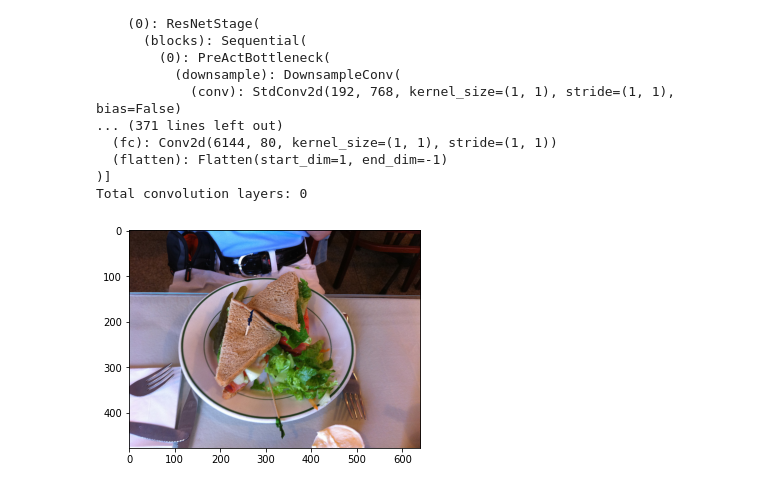
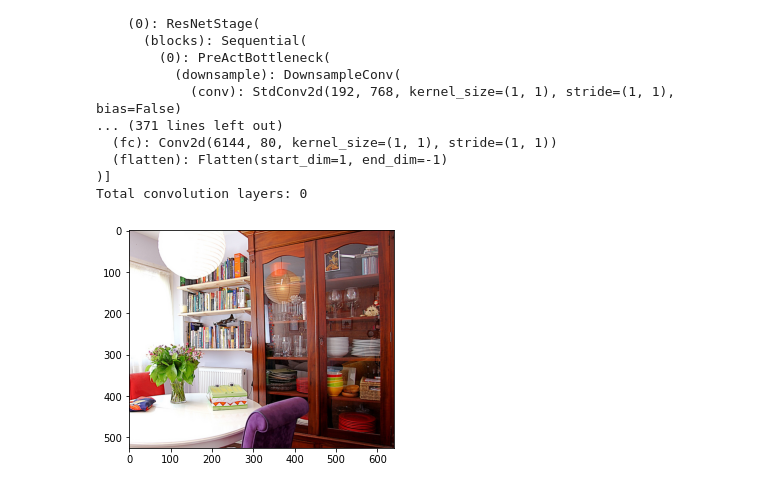
Before and after one commit to SeonghaEom/LT-ML, a Jupyter notebook: notebooks/featuremap.ipynb, the cells around one changed output. Saved outputs shown, nothing was run; the diff lists cells and outputs as text; code cells hidden in the pictures.

```diff
--- a/notebooks/featuremap.ipynb
+++ b/notebooks/featuremap.ipynb
@@ -144,37 +156,23 @@ transform = transforms.Compose([
 # %%
 from pytorch_grad_cam.utils.image import show_cam_on_image, preprocess_image
 import cv2
-img_li = [{"file_name": "COCO_train2014_000000475804.jpg", "labels": [57, 35, 13]},
-{"file_name": "COCO_train2014_000000195525.jpg", "labels": [49, 35, 22]},
- {"file_name": "COCO_train2014_000000249764.jpg", "labels": [49, 35, 22]},
 
- {"file_name": "COCO_train2014_000000199956.jpg", "labels": [18, 63]},
-{"file_name": "COCO_train2014_000000098760.jpg", "labels": [18, 28]},
-{"file_name": "COCO_train2014_000000485894.jpg", "labels": [18, 71]},
-
-{"file_name": "COCO_train2014_000000462472.jpg", "labels": [49, 4, 5]}, {"file_name": "COCO_train2014_000000039261.jpg", "labels": [49, 4, 5]}, {"file_name": "COCO_train2014_000000236760.jpg", "labels": [49, 4, 5]},
- {"file_name": "COCO_train2014_000000497261.jpg", "labels": [49, 4, 5]}, {"file_name": "COCO_train2014_000000072969.jpg", "labels": [49, 4, 62]},
-
-{"file_name": "COCO_train2014_000000101418.jpg", "labels": [34]}, {"file_name": "COCO_train2014_000000445528.jpg", "labels": [34]}, {"file_name": "COCO_train2014_000000334080.jpg", "labels": [34]}, {"file_name": "COCO_train2014_000000108627.jpg", "labels": [34]}, {"file_name": "COCO_train2014_000000122108.jpg", "labels": [34]},
-{"file_name": "COCO_train2014_000000479712.jpg", "labels": [10, 34, 79]},
-{"file_name": "COCO_train2014_000000230559.jpg", "labels": [49, 34, 2]},
-]
-bad_img_id = '/home/seongha/LT-ML/data/coco/data/val2014/{}'.format("COCO_val2014_000000531092.jpg")
+hard_img_id = '/home/seongha/LT-ML/data/coco/data/val2014/{}'.format("COCO_val2014_000000486114.jpg")
 good_img_id = '/home/seongha/LT-ML/data/coco/data/val2014/{}'.format("COCO_val2014_000000309633.jpg")
-image = np.array(Image.open(bad_img_id))
+image = np.array(Image.open(hard_img_id))
 plt.imshow(image)
 import copy
 
-image = cv2.resize(image, (512, 512))
+image = cv2.resize(image, (384, 384))
 image = np.float32(image) / 255
 # image = transform(image)
 original_img = copy.copy(image)
 image = preprocess_image(image,
                         mean=[0.485, 0.456, 0.406],
                         std=[0.229, 0.224, 0.225])
 image = image.to(device)
 x = torch.clone(image)
 
 # print(x)
 # %% [output]
-[figure, old version]
+[figure, new version]
```
Also changed, not shown: parts of 7 cells of this notebook, 15 other files.
